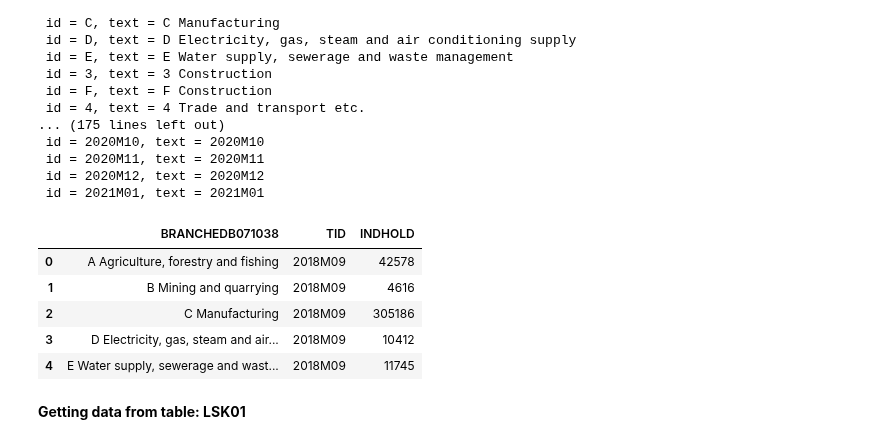
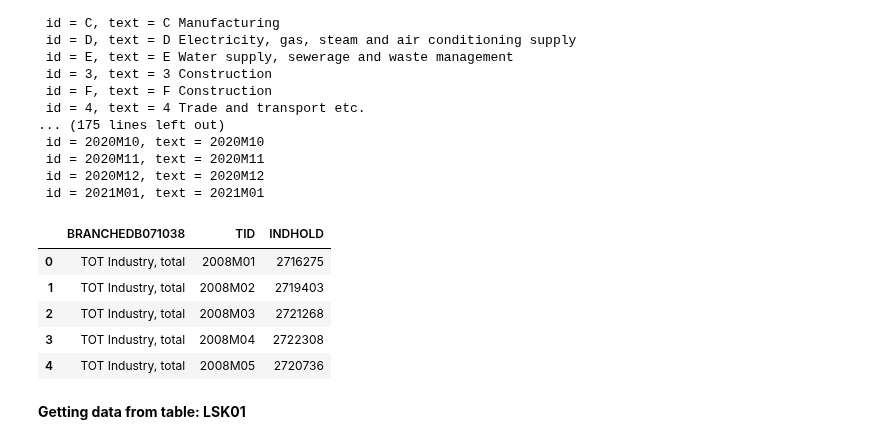
Before and after one commit to ceciliechrstnsn/projects-2021-luna-hjerteknuser, a Jupyter notebook: dataproject/dataproject.ipynb, the cells around one changed output. Saved outputs shown, nothing was run; the diff lists cells and outputs as text; code cells hidden in the pictures.

```diff
--- a/dataproject/dataproject.ipynb
+++ b/dataproject/dataproject.ipynb
@@ -147,18 +144,18 @@ BRANCHEDB071038
 # %%
 variables = {'BRANCHEDB071038': ['A', 'B', 'C', 'D', 'E', 'F', 'G', 'H', 'I', 'J', 'K', 'L', 'M', 'N', 'O', 'P', 'Q', 'R', 'S', 'X'],'Tid': ['*']}
 lbesk03 = Dst.get_data(table_id = 'LBESK03', variables = variables)
 lbesk03.head()
 
-#variables = {'BRANCHEDB071038': ['TOT'],'Tid': ['*']}
-#lbesk031 = Dst.get_data(table_id = 'LBESK03', variables = variables)
-#lbesk031.head()
+variables = {'BRANCHEDB071038': ['TOT'],'Tid': ['*']}
+lbesk031 = Dst.get_data(table_id = 'LBESK03', variables = variables)
+lbesk031.head()
 # %% [output]
 |  | BRANCHEDB071038 | TID | INDHOLD |
-| 0 | A Agriculture, forestry and fishing | 2018M09 | 42578 |
-| 1 | B Mining and quarrying | 2018M09 | 4616 |
-| 2 | C Manufacturing | 2018M09 | 305186 |
-| 3 | D Electricity, gas, steam and air... | 2018M09 | 10412 |
-| 4 | E Water supply, sewerage and wast... | 2018M09 | 11745 |
+| 0 | TOT Industry, total | 2008M01 | 2716275 |
+| 1 | TOT Industry, total | 2008M02 | 2719403 |
+| 2 | TOT Industry, total | 2008M03 | 2721268 |
+| 3 | TOT Industry, total | 2008M04 | 2722308 |
+| 4 | TOT Industry, total | 2008M05 | 2720736 |
 # %% [markdown]
 **Getting data from table: LSK01**
 # %%
```
Also changed, not shown: parts of 16 cells of this notebook.
